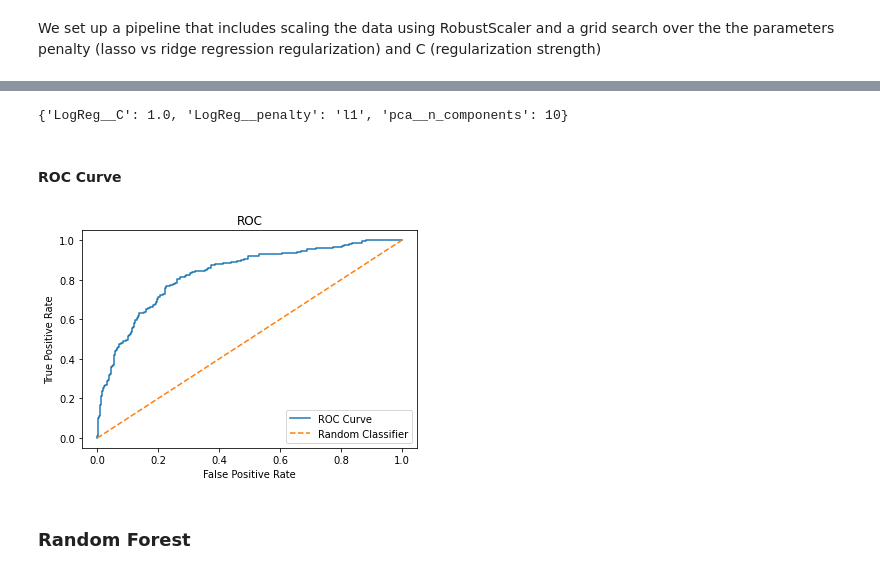
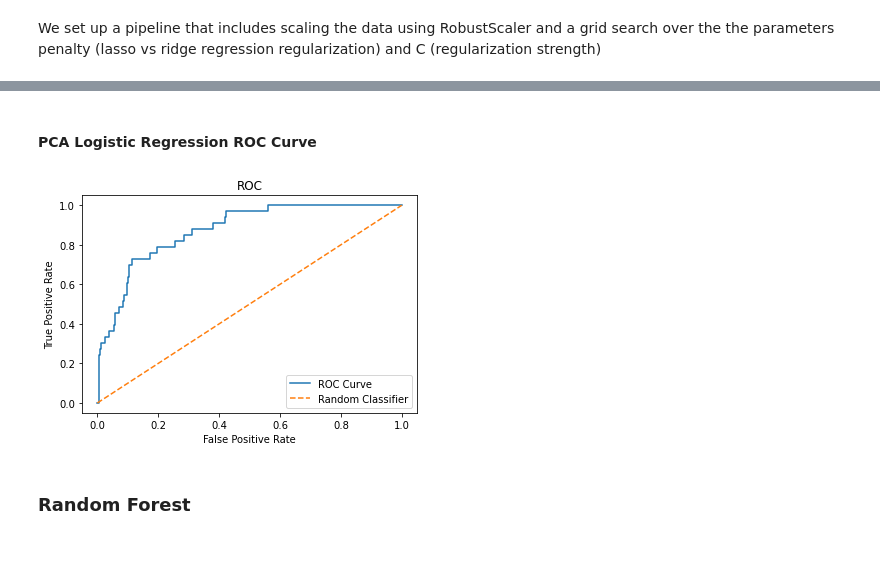
Before and after one commit to clementchen163/Wine-Quality, a Jupyter notebook: 4. Modeling/Wine Quality Modeling.ipynb, the cells around one changed output, grey strips where cells are left out. Cells and saved outputs as stored; diff of their text form; code cells hidden in the pictures.

```diff
--- a/4. Modeling/Wine Quality Modeling.ipynb
+++ b/4. Modeling/Wine Quality Modeling.ipynb
@@ -113,9 +97,9 @@ record_results('Logistic Regression')
 # %%
-steps=[('scaler', RobustScaler()),('pca',PCA()),('LogReg', LogisticRegression(solver='liblinear'))]
-pipe=Pipeline(steps)
-parameters= {'pca__n_components':list(np.arange(1,X.shape[1]+1)),'LogReg__penalty': ['l1', 'l2'], 'LogReg__C': [0.01, 0.1, 1.0, 10.0, 100.0,1000.0]}
-kf=KFold(n_splits=5, shuffle=True, random_state=123)
-X_train, X_test, y_train, y_test= train_test_split(X,y, test_size=.2,random_state=123)
-cv=GridSearchCV(pipe,param_grid=parameters,cv=kf,scoring='f1_macro')
-cv.fit(X_train,y_train)
+PCA_LR_steps=[('scaler', RobustScaler()),('pca',PCA()),('LogReg', LogisticRegression(solver='liblinear'))]
+PCA_LR_parameters={'pca__n_components':list(np.arange(1,num_features+1)),
+                   'LogReg__penalty': ['l1', 'l2'],
+                   'LogReg__C': [0.01, 0.1, 1.0, 10.0, 100.0,1000.0]
+                  }
+PCA_LR_cv_red=train_model_GridSearch(X_train_red, y_train_red, PCA_LR_steps, PCA_LR_parameters)
+PCA_LR_cv_red.best_params_
 # %% [output]
@@ -131,19 +107,2 @@ GridSearchCV(cv=KFold(n_splits=5, random_state=123, shuffle=True),
-# %%
-cv.best_params_
-# %% [output]
-{'LogReg__C': 1.0, 'LogReg__penalty': 'l1', 'pca__n_components': 10}
 # %% [markdown]
-#### ROC Curve
+#### PCA Logistic Regression ROC Curve
-# %%
-y_prob = cv.predict_proba(X_test)[:, 0]
-fpr, tpr, thresholds = roc_curve(y_test, y_prob, pos_label='high')
-auc = roc_auc_score(y_test, y_prob)
-plt.plot(fpr, tpr, label='ROC Curve')
-plt.plot([0, 1], [0, 1], linestyle='--', label='Random Classifier')
-plt.xlabel('False Positive Rate')
-plt.ylabel('True Positive Rate')
-plt.title('ROC')
-plt.legend()
-plt.show()
-# %% [output]
-[figure, removed]
@@ -151,0 +109,4 @@ record_results('Logistic Regression with PCA')
+# %%
+plot_roc(PCA_LR_cv_red, X_test_red, y_test_red)
+# %% [output]
+[figure, added]
```
Also changed, not shown: parts of 87 cells of this notebook, 13 other files.
